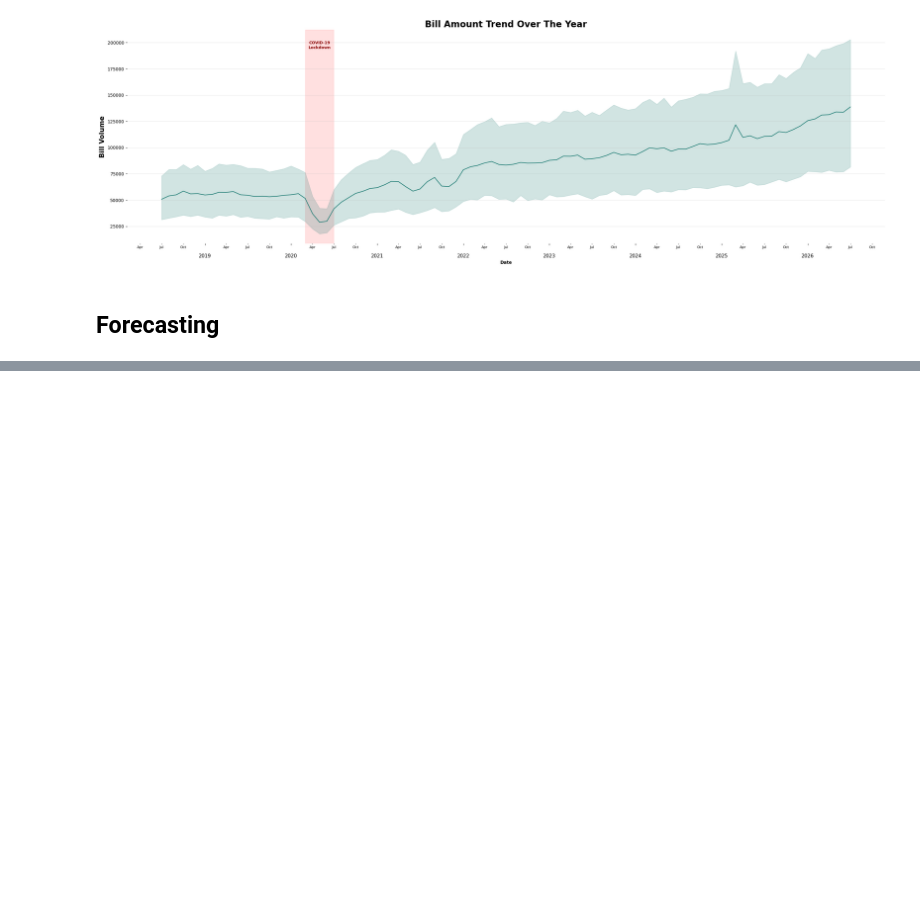
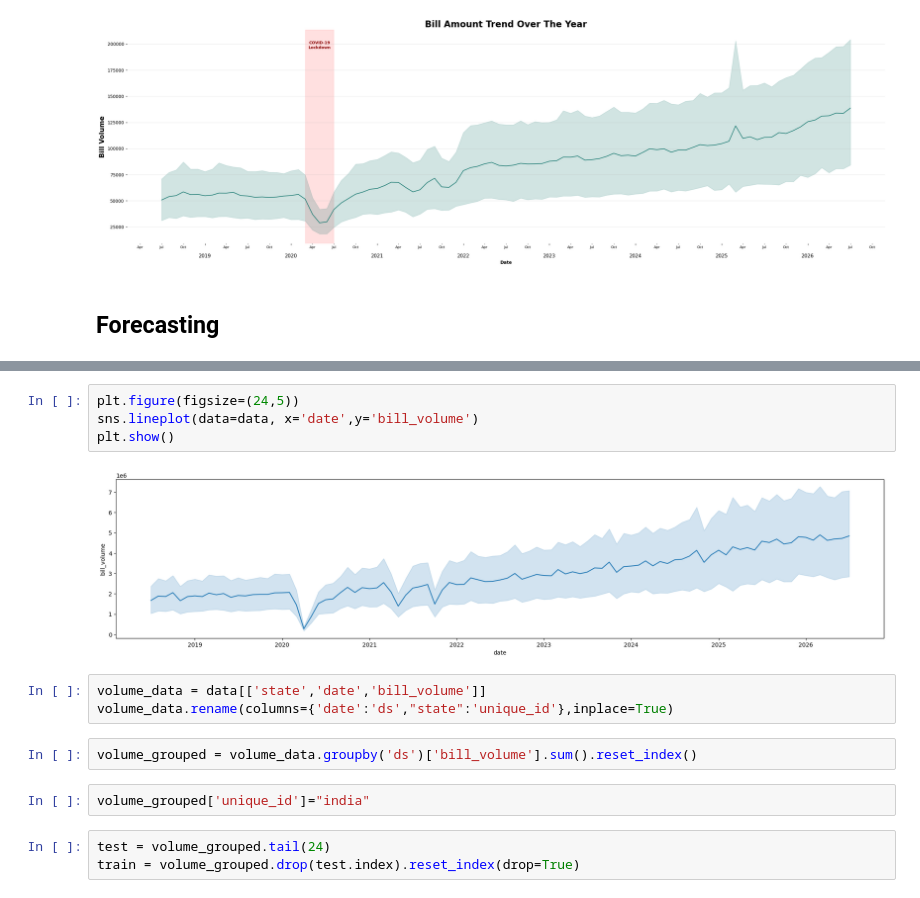
Before and after one commit to IamRaNo/india-logistics-hub-optimizer, a Jupyter notebook: jupyter notebooks/01_forecasting.ipynb, the cells around one changed output, grey strips where cells are left out. Saved outputs shown, nothing was run; the diff lists cells and outputs as text; blank space fills up the shorter version.

```diff
--- a/jupyter notebooks/01_forecasting.ipynb
+++ b/jupyter notebooks/01_forecasting.ipynb
@@ -241,0 +215,16 @@ plt.show()
+# %%
+plt.figure(figsize=(24,5))
+sns.lineplot(data=data, x='date',y='bill_volume')
+plt.show()
+# %% [output]
+[figure, added]
+# %%
+volume_data = data[['state','date','bill_volume']]
+volume_data.rename(columns={'date':'ds',"state":'unique_id'},inplace=True)
+# %%
+volume_grouped = volume_data.groupby('ds')['bill_volume'].sum().reset_index()
+# %%
+volume_grouped['unique_id']="india"
+# %%
+test = volume_grouped.tail(24)
+train = volume_grouped.drop(test.index).reset_index(drop=True)
```
Also changed, not shown: parts of 14 cells of this notebook, 2 other files.
